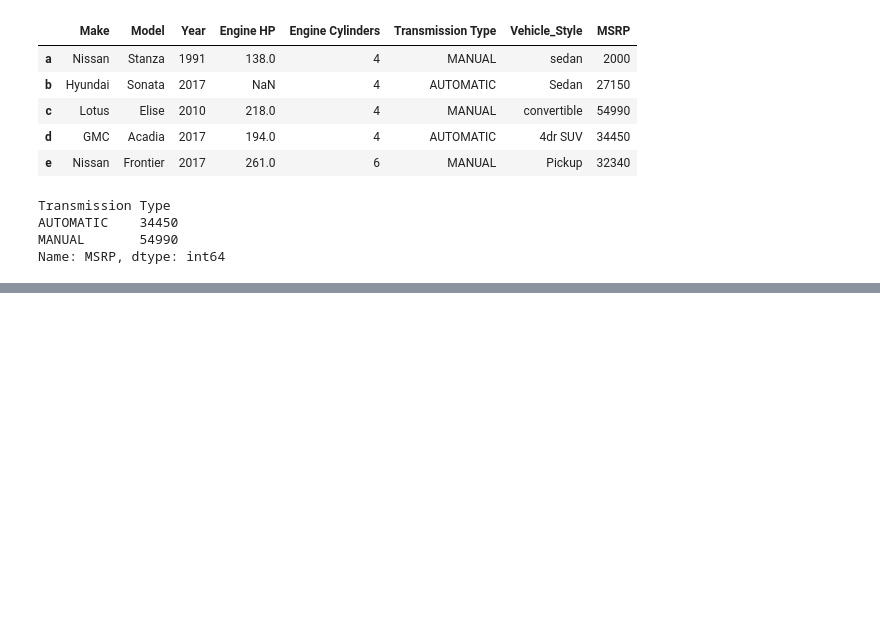
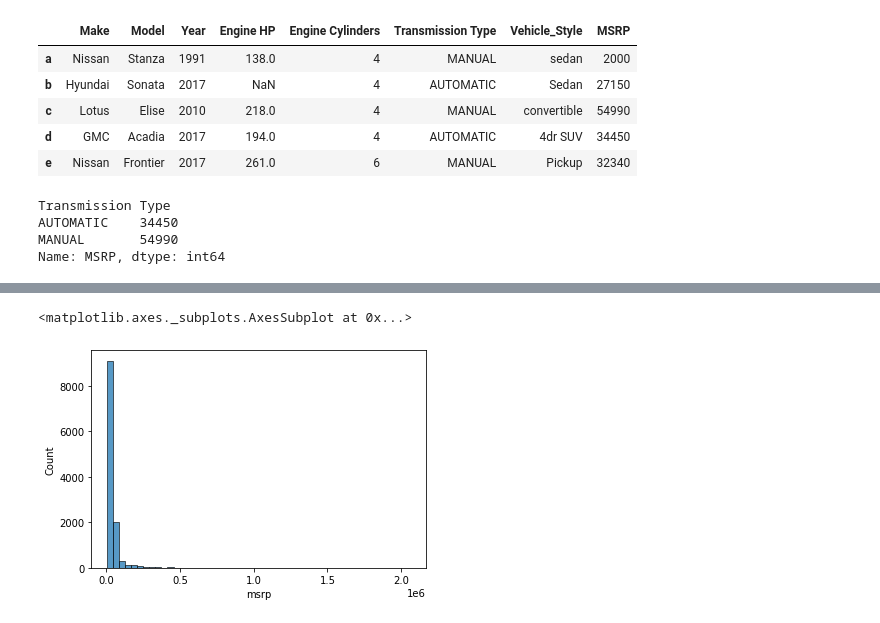
Before and after one commit to rvjh/PythonPractice, a Jupyter notebook: PythonCoding12102022.ipynb, the cells around one changed output, grey strips where cells are left out. Cells and saved outputs as stored; diff of their text form; code cells hidden in the pictures; blank space fills up the shorter version.

```diff
--- a/PythonCoding12102022.ipynb
+++ b/PythonCoding12102022.ipynb
@@ -712,0 +753,3 @@ Name: MSRP, dtype: int64
+# %%
+df['make'] = df['make'].str.lower()
+df.head()
@@ -712,0 +795,3 @@ Name: MSRP, dtype: int64
+# %%
+strings = list(df.dtypes[df.dtypes == 'object'].index)
+strings
@@ -712,0 +858,5 @@ Name: MSRP, dtype: int64
+# %%
+## % of null values present :
+
+for col in df.columns:
+  print(f"% of null present in {col} is :=> {(df[col].isna().sum())/len(df)}")
@@ -712,0 +906,3 @@ Name: MSRP, dtype: int64
+# %%
+for col in strings:
+    df[col] = df[col].str.lower().str.replace(' ', '_')
@@ -712,0 +957,8 @@ Name: MSRP, dtype: int64
+# %%
+## distribution of numerical features
+
+
+sns.histplot(df.msrp, bins=50)
+# %% [output]
+<matplotlib.axes._subplots.AxesSubplot at 0x...>
+[figure, added]
```
Also changed, not shown: parts of 34 cells of this notebook.
